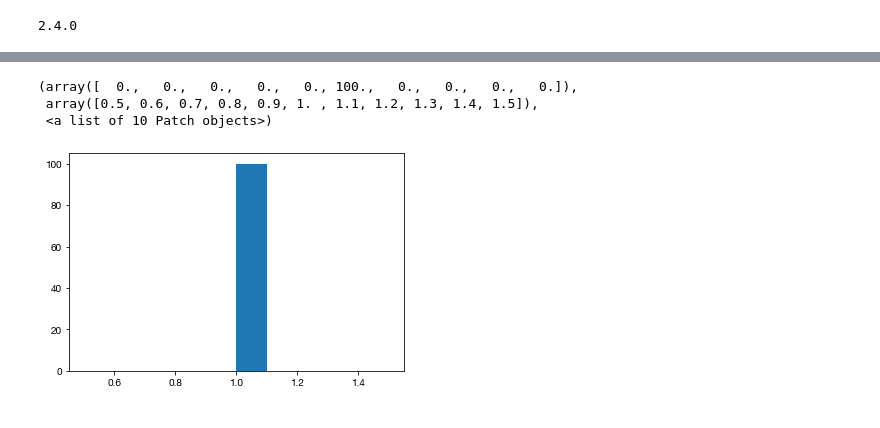
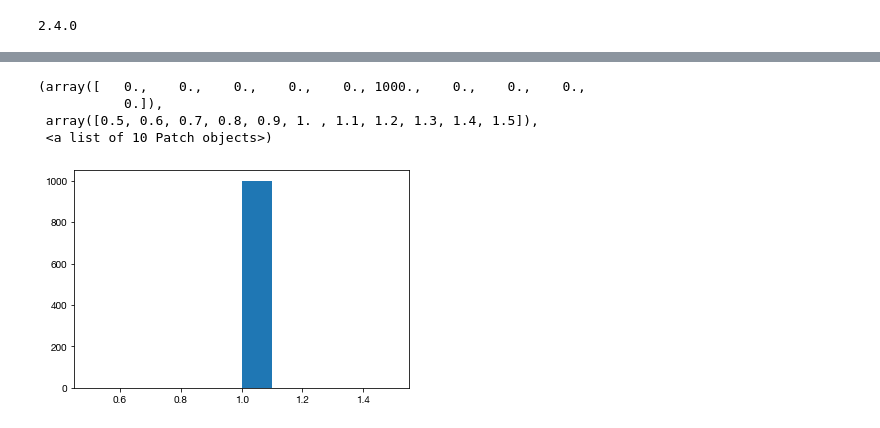
Before and after one commit to jglaser/hoomd_boltzmann, a Jupyter notebook: hoomd_boltzmann.ipynb, the cells around one changed output, grey strips where cells are left out. Saved outputs shown, nothing was run; the diff lists cells and outputs as text; code cells hidden in the pictures.

```diff
--- a/hoomd_boltzmann.ipynb
+++ b/hoomd_boltzmann.ipynb
@@ -463,4 +523,4 @@ Xtrain.shape
 # %%
-batchsize = 100
+batchsize = 1024
 # %% [markdown]
 ### Train with the linear combination of two loss functions
@@ -470,5 +530,6 @@ disable_eager_execution()
 # %%
 # reset model
-bg = invnet(model.dim, 'RRRRRRRR', overlap_model=model, nl_layers=4, nl_hidden=200, #100
-           nl_activation='tanh')
+#bg = invnet(model.dim, 'LRRRRRRRRRRRR', overlap_model=model, nl_layers=4, nl_hidden=200, #100
+bg = invnet(model.dim, 'LRRRRRRRR', overlap_model=model, nl_layers=4, nl_hidden=200, #100
+           nl_activation='tanh', L=L)
 # %% [output]
@@ -476,3 +539,3 @@ bg = invnet(model.dim, 'RRRRRRRR', overlap_model=model, nl_layers=4, nl_hidden=2
 # %%
-hist_bg = bg.train_both(Xtrain,epochs=100,lr=0.001,batch_size=batchsize)
+hist_bg = bg.train_both(x=Xtrain,epochs=10,lr=0.0001,batch_size=batchsize)
 # %% [output]
@@ -505,5 +577,5 @@ print(tf.__version__)
 # %% [output]
 2.4.0
 # %%
-_, sample_x, _, overlap_x, _ = bg.sample(nsample=100)
+_, sample_x, _, overlap_x, w = bg.sample(nsample=1000)
 # %%
@@ -511,8 +602,9 @@ plot_config(model.wrap(sample_x)[0:1].reshape(-1,2))
 # %%
 fig, ax = plt.subplots()
-ax.hist(overlap_x)
+ax.hist(model.overlap(sample_x))
 # %% [output]
-(array([  0.,   0.,   0.,   0.,   0., 100.,   0.,   0.,   0.,   0.]),
+(array([   0.,    0.,    0.,    0.,    0., 1000.,    0.,    0.,    0.,
+           0.]),
  array([0.5, 0.6, 0.7, 0.8, 0.9, 1. , 1.1, 1.2, 1.3, 1.4, 1.5]),
  <a list of 10 Patch objects>)
-[figure, old version]
+[figure, new version]
```
Also changed, not shown: parts of 31 cells of this notebook.
